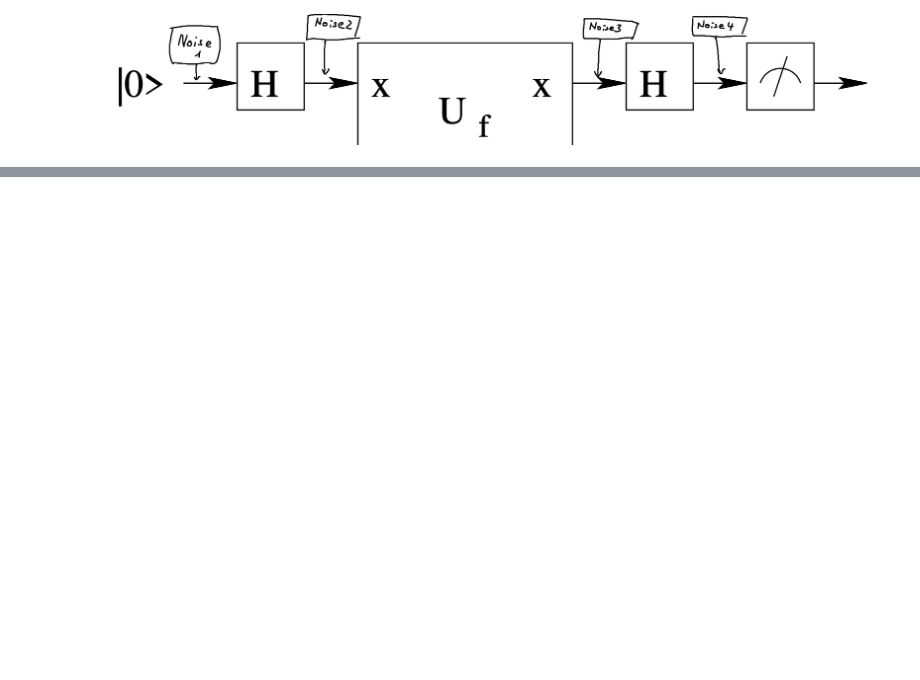
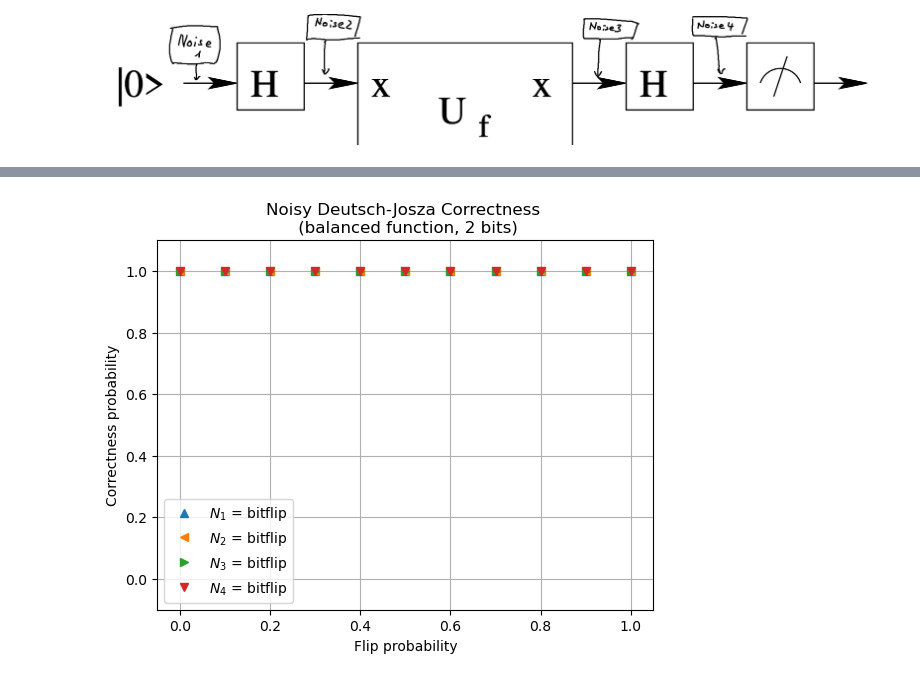
Before and after one commit to Vladulay/quantum-computer-simulation, a Jupyter notebook: noisy deutsch josza.ipynb, the cells around one changed output, grey strips where cells are left out. Saved outputs shown, nothing was run; the diff lists cells and outputs as text; code cells hidden in the pictures; blank space fills up the shorter version.

Commit message:
Added some results for noisy deutsch josza

```diff
--- a/noisy deutsch josza.ipynb
+++ b/noisy deutsch josza.ipynb
@@ -115,0 +133,82 @@ Correctness probability: 78.10000000000001 %
+# %%
+# Parameters for the function
+bits = 2
+tests = 500
+
+noise_1 = "bitflip"
+p_1 = 0
+bit_1 = 1
+
+noise_2 = "bitflip"
+p_2 = 0
+bit_2 = 1
+
+noise_3 = "bitflip"
+p_3 = 0
+bit_3 = 1
+
+noise_4 = "bitflip"
+p_4 = 0
+bit_4 = 1
+
+p_values = np.arange(0, 1.1, 0.1)
+means = []
+means2 = []
+means3 = []
+means4 = []
+
+for p_1 in p_values:
+    means.append(np.mean(noisy_deutsch_josza(bits, tests, noise_1, p_1, bit_1,
+                                   noise_2, p_2, bit_2,
+                                   noise_3, p_3, bit_3,
+                                   noise_4, p_4, bit_4)))
+
+p_1 = 0
+
+for p_2 in p_values:
+    means2.append(np.mean(noisy_deutsch_josza(bits, tests, noise_1, p_1, bit_1,
+                                   noise_2, p_2, bit_2,
+                                   noise_3, p_3, bit_3,
+                                   noise_4, p_4, bit_4)))
+
+p_2 = 0
+
+for p_3 in p_values:
+    means3.append(np.mean(noisy_deutsch_josza(bits, tests, noise_1, p_1, bit_1,
+                                   noise_2, p_2, bit_2,
+                                   noise_3, p_3, bit_3,
+                                   noise_4, p_4, bit_4)))
+
+p_3 = 0
+
+for p_4 in p_values:
+    means4.append(np.mean(noisy_deutsch_josza(bits, tests, noise_1, p_1, bit_1,
+                                   noise_2, p_2, bit_2,
+                                   noise_3, p_3, bit_3,
+                                   noise_4, p_4, bit_4)))
+
+label = "$N_1$ = bitflip"
+label2 = "$N_2$ = bitflip"
+label3 = "$N_3$ = bitflip"
+label4 = "$N_4$ = bitflip"
+
+#Plotting
+plt.errorbar(p_values, means, fmt='^', capsize=3, label=label)
+plt.errorbar(p_values, means2, fmt='<', capsize=3, label=label2)
+plt.errorbar(p_values, means3, fmt='>', capsize=3, label=label3)
+plt.errorbar(p_values, means4, fmt='v', capsize=3, label=label4)
+plt.xlabel('Flip probability')
+plt.ylabel('Correctness probability')
+plt.title('Noisy Deutsch-Josza Correctness \n (balanced function, 2 bits)')
+plt.legend()
+plt.grid(True)
+
+# Set y-axis range from 0 to 1
+plt.ylim(-0.1, 1.1)
+
+# Save the plot
+plt.savefig("single_bitflip.svg", format="svg")
+
+plt.show()
+# %% [output]
+[figure, added]
```
Also changed, not shown: parts of 26 cells of this notebook, 33 other files.
